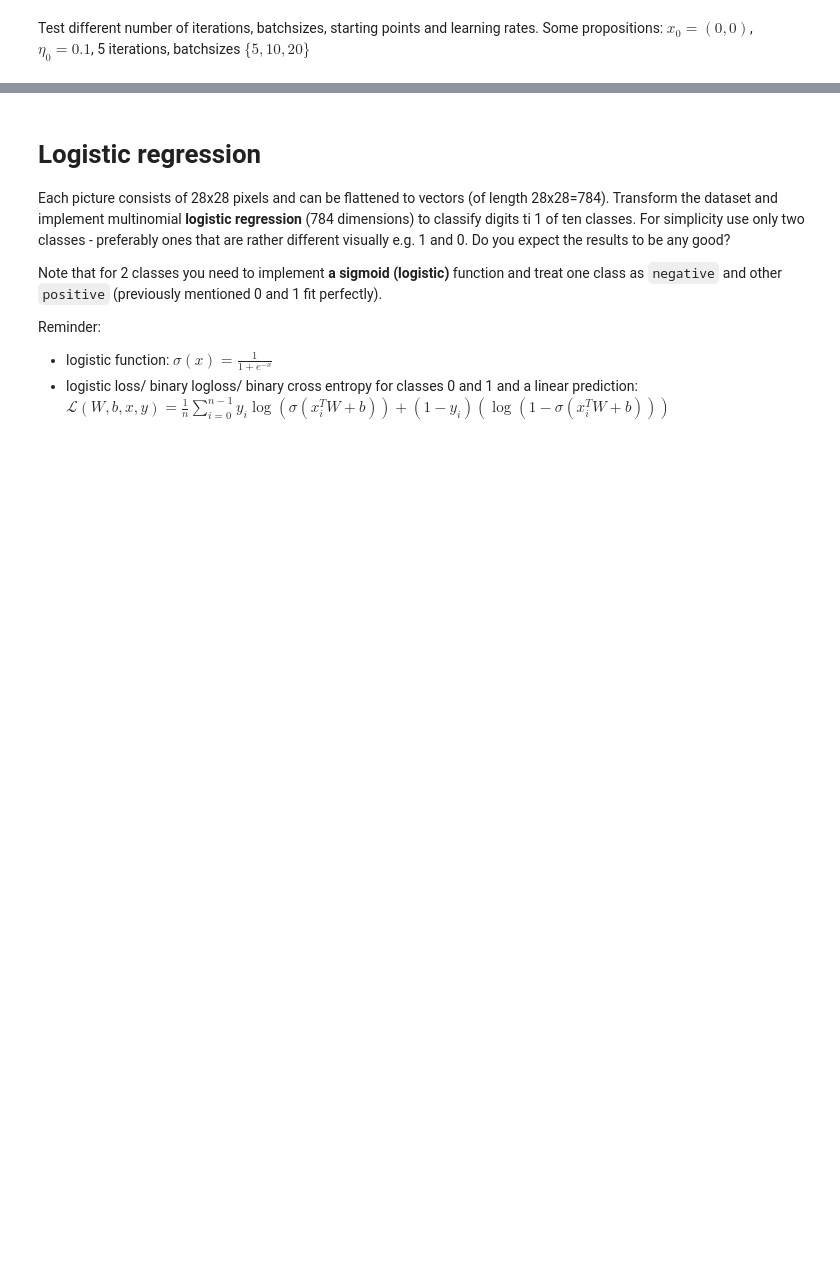
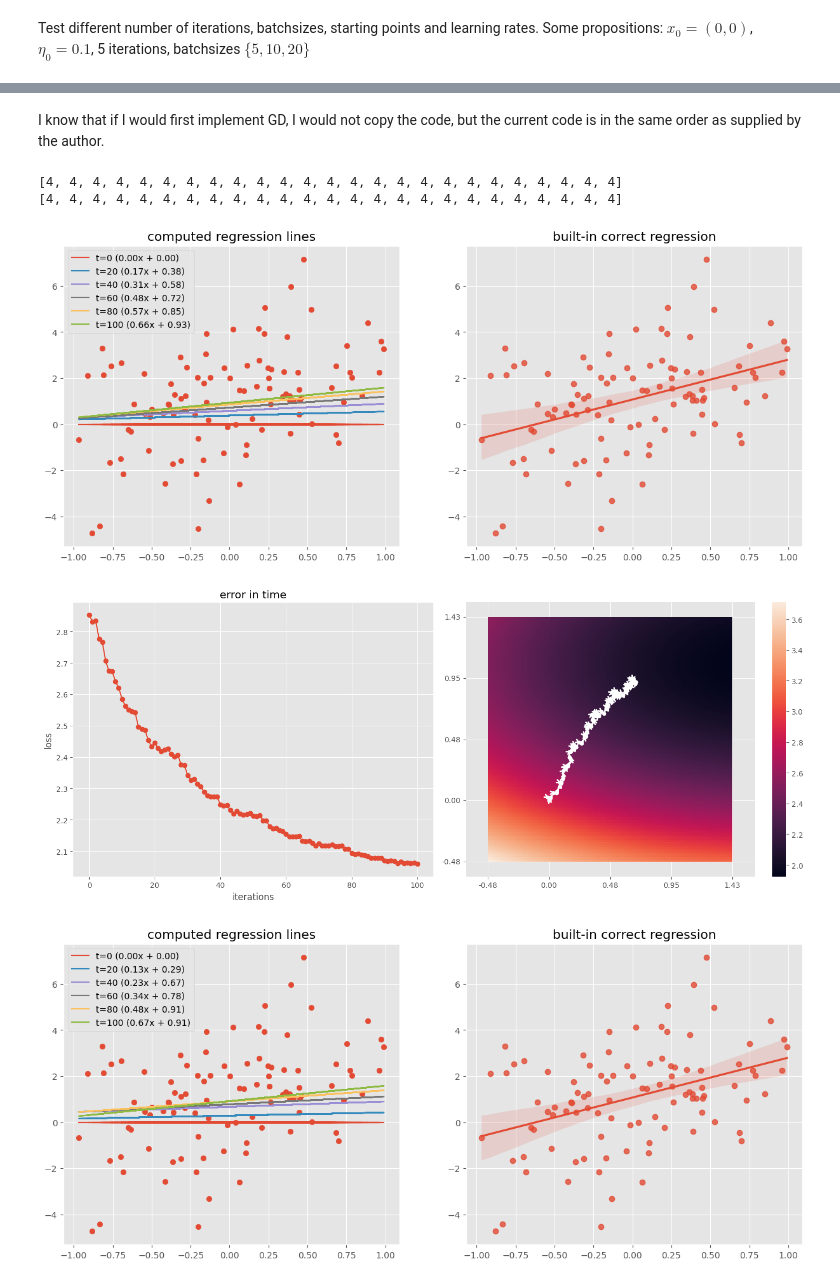
Before and after one commit to JanekDev/convex-optimization-exercises, a Jupyter notebook: ex6_sgd/ex6_sgd.ipynb, the cells around one changed output, grey strips where cells are left out. Cells and saved outputs as stored; diff of their text form; code cells hidden in the pictures; blank space fills up the shorter version.

```diff
--- a/ex6_sgd/ex6_sgd.ipynb
+++ b/ex6_sgd/ex6_sgd.ipynb
@@ -62,3 +55,0 @@ def ogd(x, y, iters, a0, b0,  lr):
-# %%
-def gd(x, y, iters, a0, b0, lr):
-    raise NotImplementedError
@@ -79,12 +56,47 @@ plt.show()
-# %% [markdown]
-# Logistic regression
-Each picture consists of 28x28 pixels and can be flattened to vectors (of length 28x28=784).
-Transform  the dataset and implement multinomial **logistic regression** (784 dimensions) to classify digits ti 1 of ten classes.
-For simplicity use only two classes - preferably ones that are rather different visually e.g. 1 and 0. Do you expect the results to be any good?
-
-Note that for 2 classes you need to implement **a sigmoid (logistic)** function and treat one class as `negative` and other `positive` (previously mentioned 0 and 1 fit perfectly).
-
-Reminder:
-* logistic function: $\sigma(x) = \frac{1}{1+e^{-x}}$
-* logistic loss/ binary logloss/ binary cross entropy for classes 0 and 1 and a linear prediction:
-$\mathcal{L}(W,b,x,y) = \frac{1}{n}\sum\limits_{i=0}^{n-1}y_i\log(\sigma(x_i^TW+b)) +(1-y_i)(\log(1-\sigma(x_i^TW+b)))$
+# %%
+def sgd(x, y, iters, a0, b0, batchsize, lr):
+    path = [(a0, b0)]
+    data_shuffled = np.random.permutation(np.array(list(zip(x, y))))
+    batches = [data_shuffled[i:i+batchsize] for i in range(0, len(data_shuffled), batchsize)]
+    for i in range(iters):
+        a, b = path[-1]
+        x, y = batches[i % len(batches)].T
+        a = a - lr * 2 * np.mean(x * (a * x + b - y))
+        b = b - lr * 2 * np.mean(a * x + b - y)
+        path.append((a, b))
+    return path
+# %%
+def ogd(x, y, iters, a0, b0,  lr):
+    path = [(a0, b0)]
+    data_shuffled = np.random.permutation(np.array(list(zip(x, y))))
+    for i in range(iters):
+        x, y = data_shuffled[i % len(data_shuffled)]
+        a, b = path[-1]
+        a = a - lr * 2 * np.mean(x * (a * x + b - y))
+        b = b - lr * 2 * np.mean(a * x + b - y)
+        path.append((a, b))
+    return path
+# %%
+def gd(x, y, iters, a0, b0, lr):
+    path = [(a0, b0)]
+    for i in range(iters):
+        a, b = path[-1]
+        a = a - lr * 2 * np.mean((a * x + b - y) * x)
+        b = b - lr * 2 * np.mean(a * x + b - y)
+        path.append((a, b))
+    return path
+# %% [markdown]
+I know that if I would first implement GD, I would not copy the code, but the current code is in the same order as supplied by the author.
+# %%
+plot_1d_regression_lines(x, y, sgd(x, y, 100, 0, 0, 4, 0.01))
+plot_1d_regression_path(x, y, sgd(x, y, 100, 0, 0, 4, 0.01))
+plot_1d_regression_lines(x, y, ogd(x, y, 100, 0, 0, 0.01))
+plot_1d_regression_path(x, y, ogd(x, y, 100, 0, 0, 0.01))
+plot_1d_regression_lines(x, y, gd(x, y, 100, 0, 0, 0.01))
+plot_1d_regression_path(x, y, gd(x, y, 100, 0, 0, 0.01))
+# %% [output]
+[4, 4, 4, 4, 4, 4, 4, 4, 4, 4, 4, 4, 4, 4, 4, 4, 4, 4, 4, 4, 4, 4, 4, 4, 4]
+[4, 4, 4, 4, 4, 4, 4, 4, 4, 4, 4, 4, 4, 4, 4, 4, 4, 4, 4, 4, 4, 4, 4, 4, 4]
+[figure, added]
+[figure, added]
+[figure, added]
```
Also changed, not shown: parts of 7 cells of this notebook.
